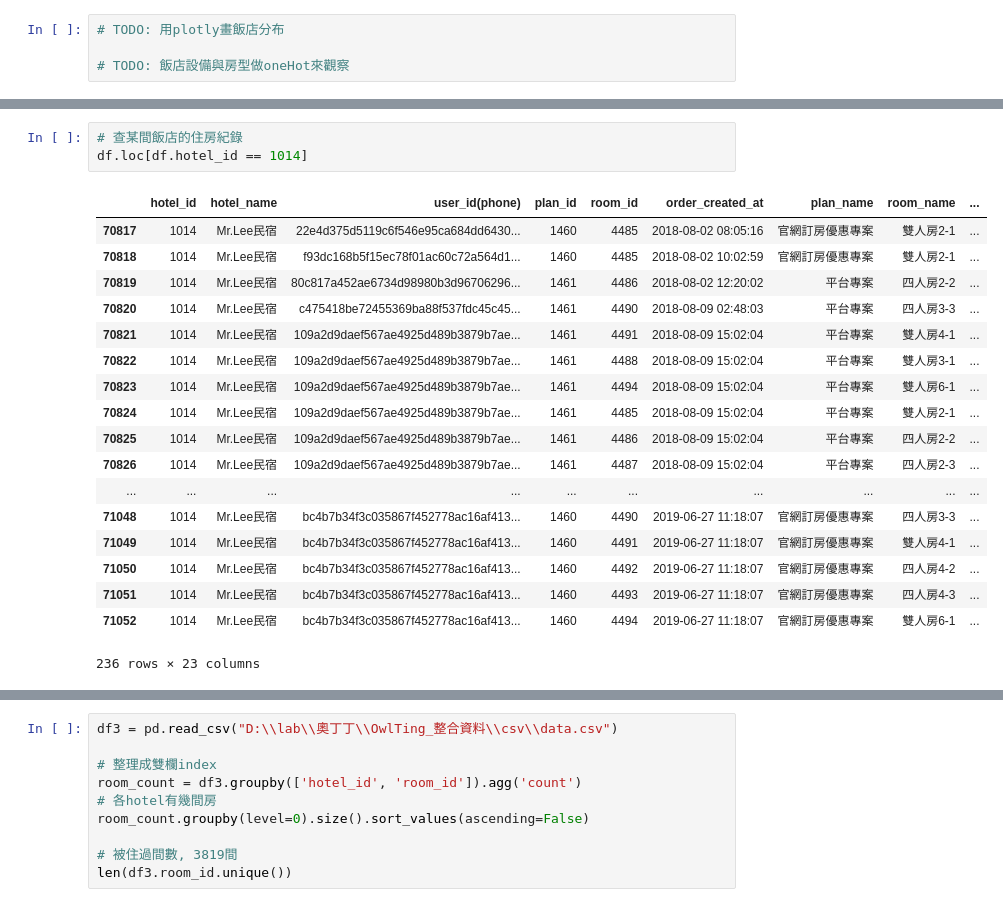
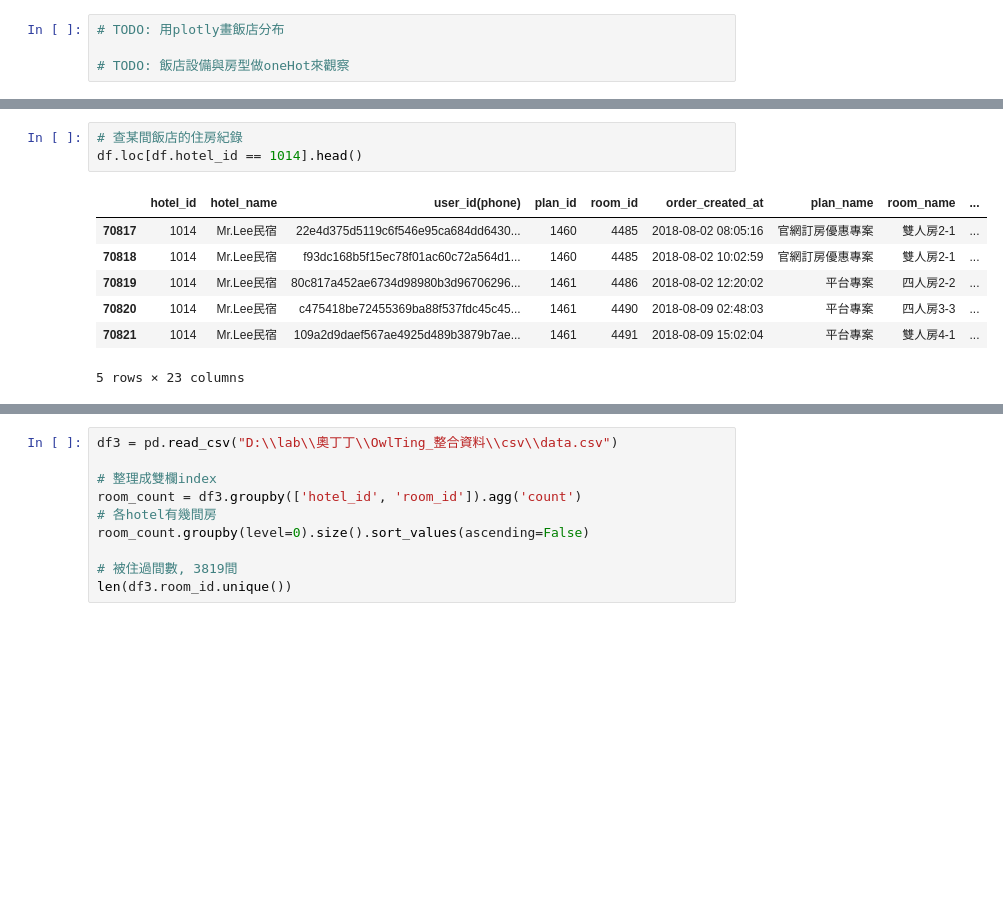
Before and after one commit to johnny12150/19-lab-summer-training, a Jupyter notebook: 0829/inner_data_EDA.ipynb, the cells around one changed output, grey strips where cells are left out. Saved outputs shown, nothing was run; the diff lists cells and outputs as text; blank space fills up the shorter version.

```diff
--- a/0829/inner_data_EDA.ipynb
+++ b/0829/inner_data_EDA.ipynb
@@ -82,26 +65,15 @@ aaf07a21b62068c572dd2a25856637cf82189c34       1
 Name: user_id(phone), Length: 110507, dtype: int64
 # %%
 # 查某間飯店的住房紀錄
-df.loc[df.hotel_id == 1014]
+df.loc[df.hotel_id == 1014].head()
 # %% [output]
 |  | hotel_id | hotel_name | user_id(phone) | plan_id | room_id | order_created_at | plan_name | room_name | ... |
 | 70817 | 1014 | Mr.Lee民宿 | 22e4d375d5119c6f546e95ca684dd6430... | 1460 | 4485 | 2018-08-02 08:05:16 | 官網訂房優惠專案 | 雙人房2-1 | ... |
 | 70818 | 1014 | Mr.Lee民宿 | f93dc168b5f15ec78f01ac60c72a564d1... | 1460 | 4485 | 2018-08-02 10:02:59 | 官網訂房優惠專案 | 雙人房2-1 | ... |
 | 70819 | 1014 | Mr.Lee民宿 | 80c817a452ae6734d98980b3d96706296... | 1461 | 4486 | 2018-08-02 12:20:02 | 平台專案 | 四人房2-2 | ... |
 | 70820 | 1014 | Mr.Lee民宿 | c475418be72455369ba88f537fdc45c45... | 1461 | 4490 | 2018-08-09 02:48:03 | 平台專案 | 四人房3-3 | ... |
 | 70821 | 1014 | Mr.Lee民宿 | 109a2d9daef567ae4925d489b3879b7ae... | 1461 | 4491 | 2018-08-09 15:02:04 | 平台專案 | 雙人房4-1 | ... |
-| 70822 | 1014 | Mr.Lee民宿 | 109a2d9daef567ae4925d489b3879b7ae... | 1461 | 4488 | 2018-08-09 15:02:04 | 平台專案 | 雙人房3-1 | ... |
-| 70823 | 1014 | Mr.Lee民宿 | 109a2d9daef567ae4925d489b3879b7ae... | 1461 | 4494 | 2018-08-09 15:02:04 | 平台專案 | 雙人房6-1 | ... |
-| 70824 | 1014 | Mr.Lee民宿 | 109a2d9daef567ae4925d489b3879b7ae... | 1461 | 4485 | 2018-08-09 15:02:04 | 平台專案 | 雙人房2-1 | ... |
-| 70825 | 1014 | Mr.Lee民宿 | 109a2d9daef567ae4925d489b3879b7ae... | 1461 | 4486 | 2018-08-09 15:02:04 | 平台專案 | 四人房2-2 | ... |
-| 70826 | 1014 | Mr.Lee民宿 | 109a2d9daef567ae4925d489b3879b7ae... | 1461 | 4487 | 2018-08-09 15:02:04 | 平台專案 | 四人房2-3 | ... |
-| ... | ... | ... | ... | ... | ... | ... | ... | ... | ... |
-| 71048 | 1014 | Mr.Lee民宿 | bc4b7b34f3c035867f452778ac16af413... | 1460 | 4490 | 2019-06-27 11:18:07 | 官網訂房優惠專案 | 四人房3-3 | ... |
-| 71049 | 1014 | Mr.Lee民宿 | bc4b7b34f3c035867f452778ac16af413... | 1460 | 4491 | 2019-06-27 11:18:07 | 官網訂房優惠專案 | 雙人房4-1 | ... |
-| 71050 | 1014 | Mr.Lee民宿 | bc4b7b34f3c035867f452778ac16af413... | 1460 | 4492 | 2019-06-27 11:18:07 | 官網訂房優惠專案 | 四人房4-2 | ... |
-| 71051 | 1014 | Mr.Lee民宿 | bc4b7b34f3c035867f452778ac16af413... | 1460 | 4493 | 2019-06-27 11:18:07 | 官網訂房優惠專案 | 四人房4-3 | ... |
-| 71052 | 1014 | Mr.Lee民宿 | bc4b7b34f3c035867f452778ac16af413... | 1460 | 4494 | 2019-06-27 11:18:07 | 官網訂房優惠專案 | 雙人房6-1 | ... |
-236 rows × 23 columns
+5 rows × 23 columns
 # %%
 df2 = pd.read_csv("D:\\lab\\奧丁丁\\OwlTing_整合資料\\csv\\Room.csv", sep = ';')
 # Room table裡面有幾個room_id, 約9000間房間
```
Also changed, not shown: parts of 14 cells of this notebook.
